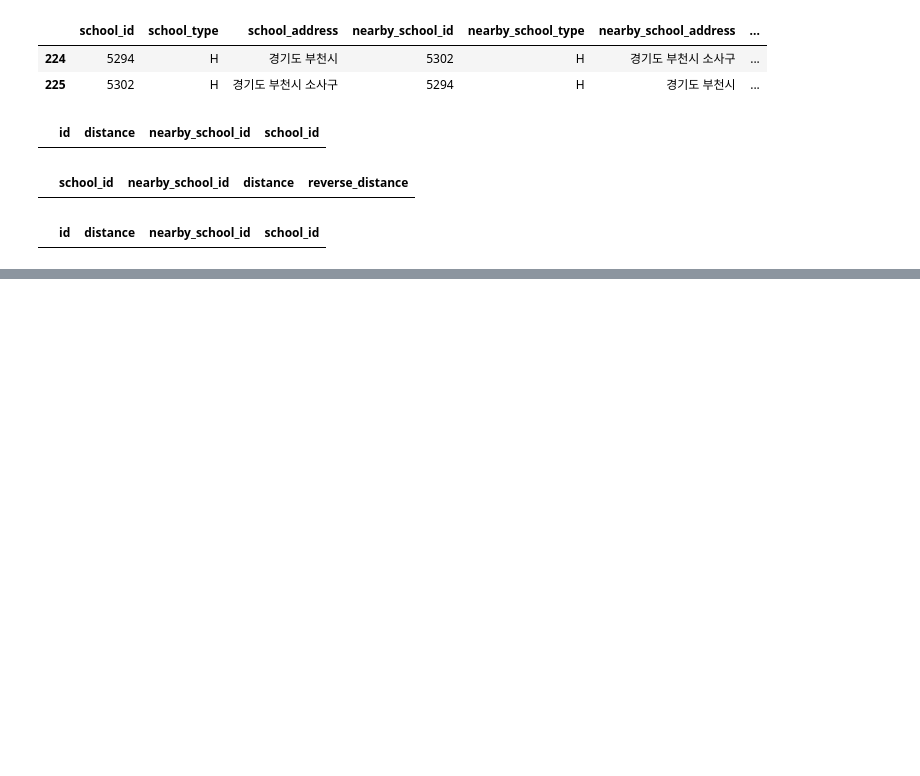
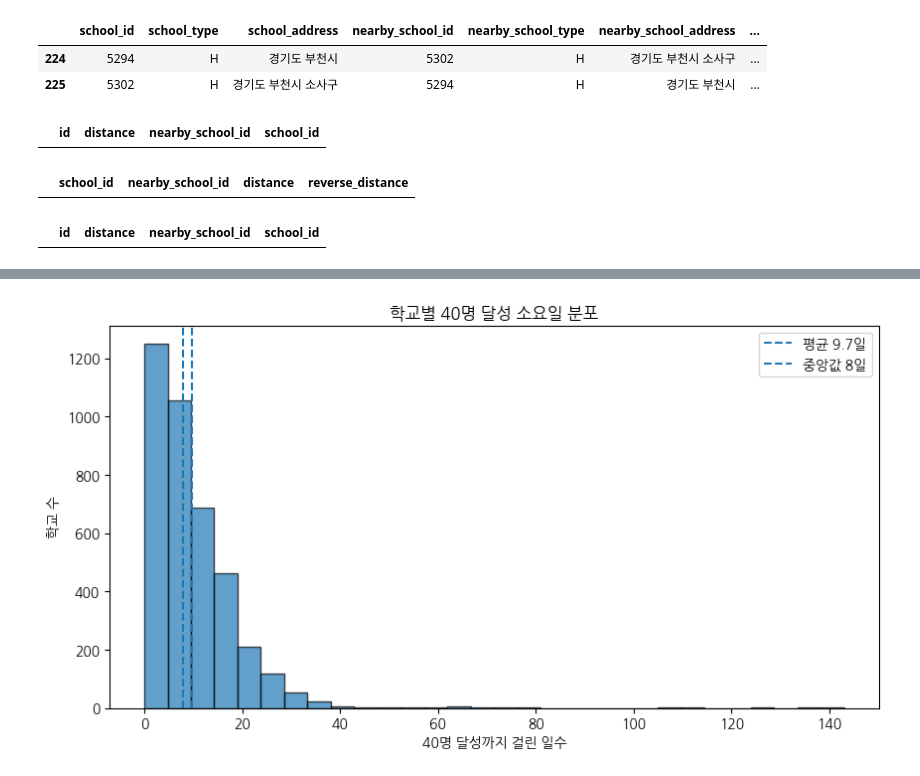
Before and after one commit to DA15-Lab/team3-ping-analytics, a Jupyter notebook: notebooks/Hyunho_analysis.ipynb, the cells around one changed output, grey strips where cells are left out. Saved outputs shown, nothing was run; the diff lists cells and outputs as text; code cells hidden in the pictures; blank space fills up the shorter version.

```diff
--- a/notebooks/Hyunho_analysis.ipynb
+++ b/notebooks/Hyunho_analysis.ipynb
@@ -1879,0 +1954,3 @@ nearby[
+# %%
+# merge 검증용 컬럼 제거
+base = base.drop(columns=['group_pk', 'school_pk'])
@@ -1879,0 +2149,20 @@ nearby[
+# %%
+# 학교별 40번째 가입자의 가입 시점
+reached_40_map = (
+    network_base[network_base['join_order'] == 40]
+    .set_index('school_id')['created_at']
+)
+
+network_base['reached_40_at'] = (
+    network_base['school_id'].map(reached_40_map)
+)
+# %%
+# 최초 가입자 발생 후 40명 달성까지 걸린 일수
+network_base['days_to_40'] = (
+    network_base['reached_40_at'] - network_base['first_signup']
+).dt.days
+
+network_base[
+    ['user_id', 'school_id', 'join_order', 'join_order_group',
+     'school_user_count', 'reached_40', 'reached_40_at', 'days_to_40']
+].head()
@@ -1879,0 +2280,24 @@ nearby[
+# %%
+import matplotlib.pyplot as plt
+
+# 학교별 중복 제거 후 40명 달성 소요일만 추출
+days_40 = network_base.loc[
+    network_base['reached_40'],
+    ['school_id', 'days_to_40']
+].drop_duplicates('school_id')['days_to_40']
+
+# 40명 달성까지 걸린 기간 분포
+plt.figure(figsize=(10, 5))
+plt.hist(days_40, bins=30, edgecolor='black', alpha=0.7)
+
+# 평균과 중앙값 표시
+plt.axvline(days_40.mean(), linestyle='--', label=f'평균 {days_40.mean():.1f}일')
+plt.axvline(days_40.median(), linestyle='--', label=f'중앙값 {days_40.median():.0f}일')
+
+plt.title('학교별 40명 달성 소요일 분포')
+plt.xlabel('40명 달성까지 걸린 일수')
+plt.ylabel('학교 수')
+plt.legend()
+plt.show()
+# %% [output]
+[figure, added]
```
Also changed, not shown: parts of 154 cells of this notebook.
